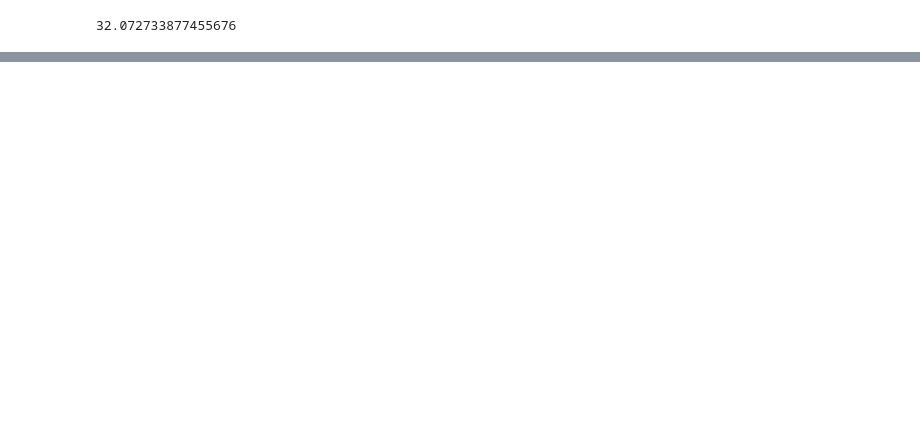
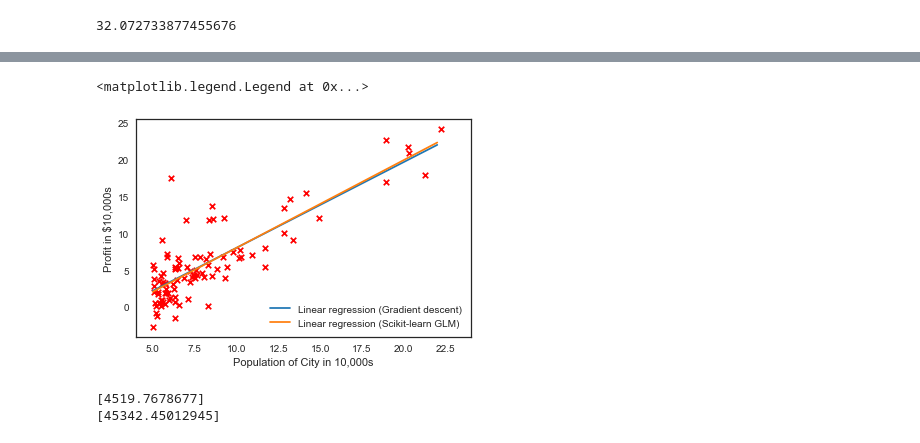
Before and after one commit to ogikei/machine-learning-coursera, a Jupyter notebook: notebooks/Programming Exercise 1 - Linear Regression.ipynb, the cells around one changed output, grey strips where cells are left out. Saved outputs shown, nothing was run; the diff lists cells and outputs as text; code cells hidden in the pictures; blank space fills up the shorter version.

```diff
--- a/notebooks/Programming Exercise 1 - Linear Regression.ipynb
+++ b/notebooks/Programming Exercise 1 - Linear Regression.ipynb
@@ -71,0 +89,27 @@ def gradientDescent(X, y, theta = [[0], [0]], alpha = 0.1, num_iters = 1500):
+# %%
+xx = np.arange(5, 23)
+yy = theta[0] + theta[1] * xx
+
+# Plot gradient descent
+plt.scatter(X[:,1], y, s=30, c='r', marker='x', linewidths=1)
+plt.plot(xx,yy, label='Linear regression (Gradient descent)')
+
+# Compare with Scikit-learn Linear regression
+regr = LinearRegression()
+regr.fit(X[:, 1].reshape(-1, 1), y.ravel())
+plt.plot(xx, regr.intercept_ + regr.coef_ * xx, label='Linear regression (Scikit-learn GLM)')
+
+plt.xlim(4, 24)
+plt.xlabel('Population of City in 10,000s')
+plt.ylabel('Profit in $10,000s')
+plt.legend(loc = 4)
+# %% [output]
+<matplotlib.legend.Legend at 0x...>
+[figure, added]
+# %%
+# Predict profit for a city with population of 35000 and 70000
+print(theta.T.dot([1, 3.5]) * 10000)
+print(theta.T.dot([1, 7]) * 10000)
+# %% [output]
+[4519.7678677]
+[45342.45012945]
```
Also changed, not shown: parts of 9 cells of this notebook.
